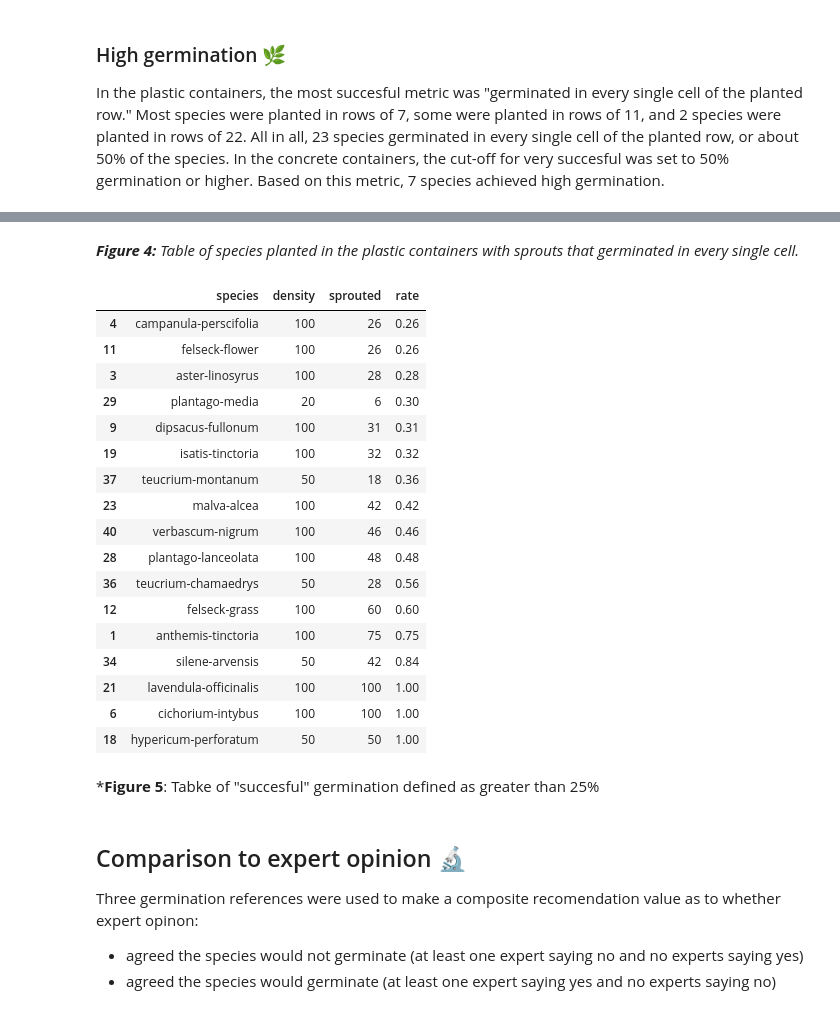
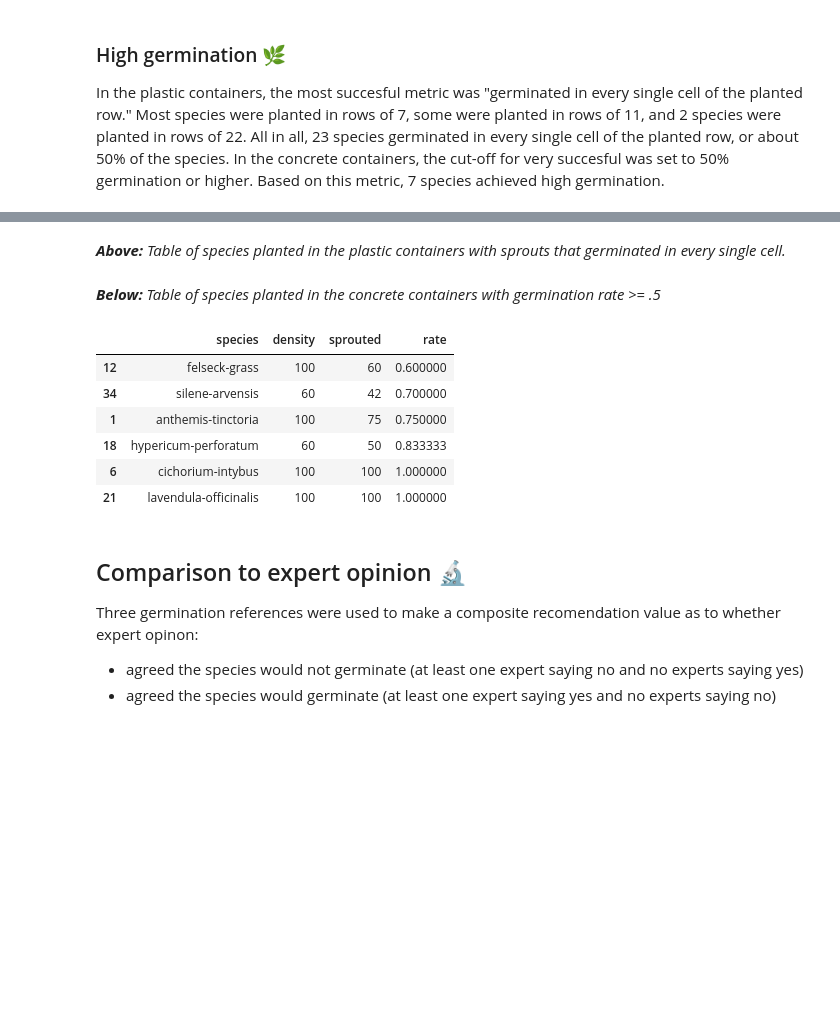
Before and after one commit to thorerismann/flora-buckets, a Jupyter notebook: germination.ipynb, the cells around one changed output, grey strips where cells are left out. Drawn from its saved outputs; the diff is of its cells as text; code cells hidden in the pictures; blank space fills up the shorter version.

Commit message:
recomendations and table values

```diff
--- a/germination.ipynb
+++ b/germination.ipynb
@@ -214,0 +141,26 @@ plt.show()
+# %%
+# the original density values were under reported for these species
+h = ['dianthus-carthusianorum', 'silene-flos-cuculi',
+       'veronica-teucrium']
+
+# new values
+n = ["full", "moderate", "full"]
+
+for i,undercounted in enumerate(h):
+    ger.loc[ger.species == undercounted, 'density'] = n[i]
+
+# the densities need to be changed to a numrical value based on the quantity of seeds
+# relative to the available surface area
+new_densities = {"full":100, "moderate":60, "small":20}
+ger["density"] = ger.density.map(lambda x: new_densities[x])
+
+# sprouted is the max of the weekly counts
+counts = ['2021-10-10', '2021-10-12', '2021-10-14',
+     '2021-10-16', '2021-10-18', '2021-10-20', '2021-10-22', '2021-10-24',
+     '2021-10-26', '2021-10-28', '2021-10-30', '2021-11-03', '2021-11-10',
+     '2021-11-18', '2021-11-23', '2021-11-28']
+
+ger["sprouted"] = ger[counts].max(axis=1)
+
+# the germination rate is the sprouted/density
+ger["rate"] = ger.sprouted/ger.density
@@ -334,29 +371,18 @@ by_species_p[by_species_p.rate >= 1]
 # %% [markdown]
-*__Figure 4:__ Table of species planted in the plastic containers with sprouts that germinated in every single cell.*
+*__Above:__ Table of species planted in the plastic containers with sprouts that germinated in every single cell.*
+# %% [markdown]
+*__Below:__ Table of species planted in the concrete containers with germination rate >= .5*
 # %%
-# Insert table of succesful germination for concrete containers based off germination rate of 25% or higher
-by_species[by_species.rate >= .25].sort_values(by = "rate")
+# Insert table of succesful germination for concrete containers based off germination rate of 50% or higher
+by_species[by_species.rate >= .50].sort_values(by = "rate")
 # %% [output]
 |  | species | density | sprouted | rate |
-| 4 | campanula-perscifolia | 100 | 26 | 0.26 |
-| 11 | felseck-flower | 100 | 26 | 0.26 |
-| 3 | aster-linosyrus | 100 | 28 | 0.28 |
-| 29 | plantago-media | 20 | 6 | 0.30 |
-| 9 | dipsacus-fullonum | 100 | 31 | 0.31 |
-| 19 | isatis-tinctoria | 100 | 32 | 0.32 |
-| 37 | teucrium-montanum | 50 | 18 | 0.36 |
-| 23 | malva-alcea | 100 | 42 | 0.42 |
-| 40 | verbascum-nigrum | 100 | 46 | 0.46 |
-| 28 | plantago-lanceolata | 100 | 48 | 0.48 |
-| 36 | teucrium-chamaedrys | 50 | 28 | 0.56 |
-| 12 | felseck-grass | 100 | 60 | 0.60 |
-| 1 | anthemis-tinctoria | 100 | 75 | 0.75 |
-| 34 | silene-arvensis | 50 | 42 | 0.84 |
-| 21 | lavendula-officinalis | 100 | 100 | 1.00 |
-| 6 | cichorium-intybus | 100 | 100 | 1.00 |
-| 18 | hypericum-perforatum | 50 | 50 | 1.00 |
+| 12 | felseck-grass | 100 | 60 | 0.600000 |
+| 34 | silene-arvensis | 60 | 42 | 0.700000 |
+| 1 | anthemis-tinctoria | 100 | 75 | 0.750000 |
+| 18 | hypericum-perforatum | 60 | 50 | 0.833333 |
+| 6 | cichorium-intybus | 100 | 100 | 1.000000 |
+| 21 | lavendula-officinalis | 100 | 100 | 1.000000 |
-# %% [markdown]
-*__Figure 5__: Tabke of "succesful" germination defined as greater than 25%
 # %% [markdown]
 ## Comparison to expert opinion &#128300;
 Three germination references were used to make a composite recomendation value as to whether expert opinon:
```
Also changed, not shown: parts of 37 cells of this notebook, 1 other file.
